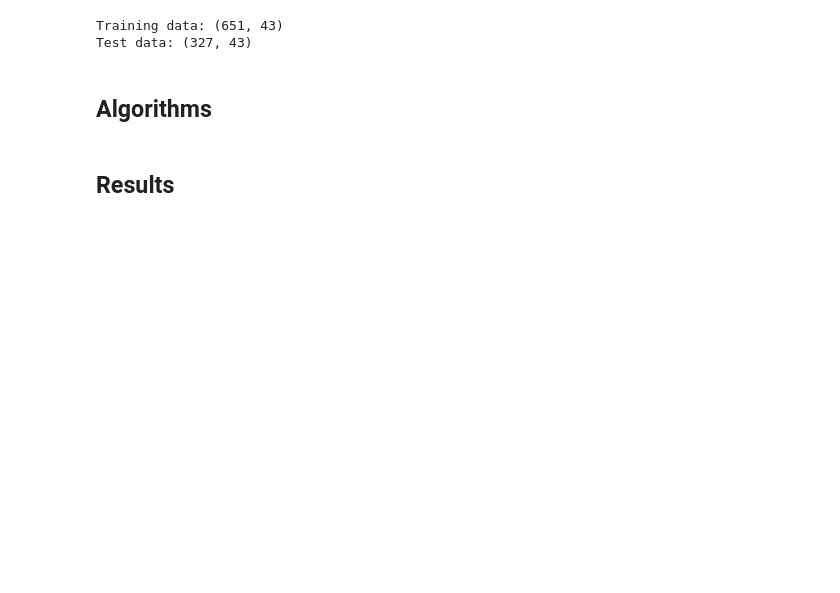
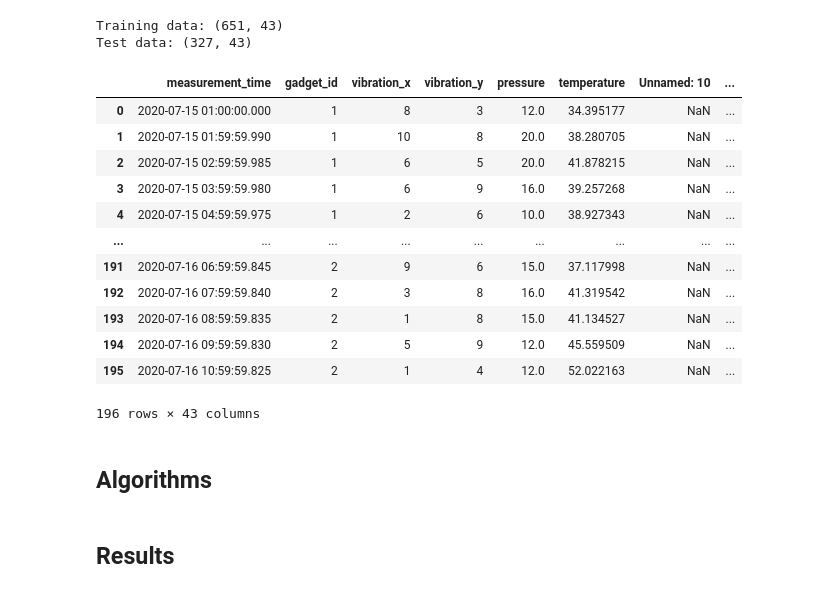
Before and after one commit to ajalsingh/capstone, a Jupyter notebook: predictive_maintenance_experiements/experiments/algorithm_selection.ipynb, the cells around one changed output. Saved outputs shown, nothing was run; the diff lists cells and outputs as text; code cells hidden in the pictures; blank space fills up the shorter version.

```diff
--- a/predictive_maintenance_experiements/experiments/algorithm_selection.ipynb
+++ b/predictive_maintenance_experiements/experiments/algorithm_selection.ipynb
@@ -86,6 +98,22 @@ print(f"Test data: {df_test.shape}")
 # %% [output]
 Training data: (651, 43)
 Test data: (327, 43)
+# %%
+df_train.head()
+# %% [output]
+|  | measurement_time | gadget_id | vibration_x | vibration_y | pressure | temperature | Unnamed: 10 | ... |
+| 0 | 2020-07-15 01:00:00.000 | 1 | 8 | 3 | 12.0 | 34.395177 | NaN | ... |
+| 1 | 2020-07-15 01:59:59.990 | 1 | 10 | 8 | 20.0 | 38.280705 | NaN | ... |
+| 2 | 2020-07-15 02:59:59.985 | 1 | 6 | 5 | 20.0 | 41.878215 | NaN | ... |
+| 3 | 2020-07-15 03:59:59.980 | 1 | 6 | 9 | 16.0 | 39.257268 | NaN | ... |
+| 4 | 2020-07-15 04:59:59.975 | 1 | 2 | 6 | 10.0 | 38.927343 | NaN | ... |
+| ... | ... | ... | ... | ... | ... | ... | ... | ... |
+| 191 | 2020-07-16 06:59:59.845 | 2 | 9 | 6 | 15.0 | 37.117998 | NaN | ... |
+| 192 | 2020-07-16 07:59:59.840 | 2 | 3 | 8 | 16.0 | 41.319542 | NaN | ... |
+| 193 | 2020-07-16 08:59:59.835 | 2 | 1 | 8 | 15.0 | 41.134527 | NaN | ... |
+| 194 | 2020-07-16 09:59:59.830 | 2 | 5 | 9 | 12.0 | 45.559509 | NaN | ... |
+| 195 | 2020-07-16 10:59:59.825 | 2 | 1 | 4 | 12.0 | 52.022163 | NaN | ... |
+196 rows × 43 columns
 # %% [markdown]
 ## Algorithms
 # %%
```
Also changed, not shown: parts of 7 cells of this notebook, 4 other files.
